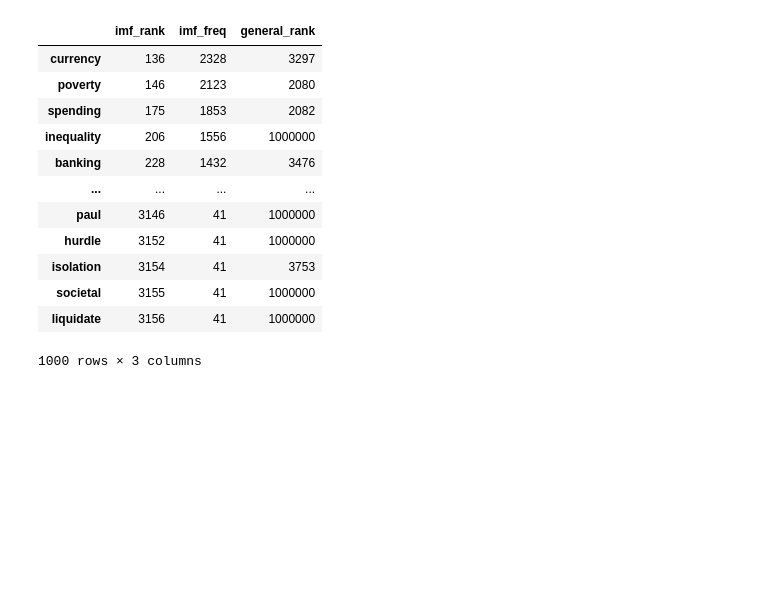
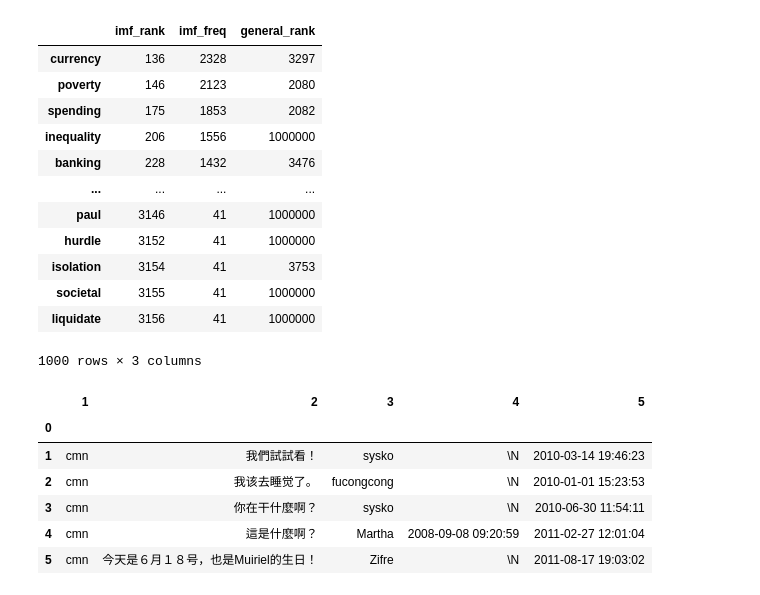
Before and after one commit to pvonglehn/economics_vocab, a Jupyter notebook: Blanca.ipynb, the cells around one changed output. Saved outputs shown, nothing was run; the diff lists cells and outputs as text; code cells hidden in the pictures; blank space fills up the shorter version.

```diff
--- a/Blanca.ipynb
+++ b/Blanca.ipynb
@@ -488,3 +488,13 @@ f.write("""#List of 2000 economics related words
 for i in economics_vocab_no_cognates[:2000].index:
     f.write((i+"\n"))
 f.close()
+# %%
+df.head()
+# %% [output]
+|  | 1 | 2 | 3 | 4 | 5 |
+| 0 |  |  |  |  |  |
+| 1 | cmn | 我們試試看！ | sysko | \N | 2010-03-14 19:46:23 |
+| 2 | cmn | 我该去睡觉了。 | fucongcong | \N | 2010-01-01 15:23:53 |
+| 3 | cmn | 你在干什麼啊？ | sysko | \N | 2010-06-30 11:54:11 |
+| 4 | cmn | 這是什麼啊？ | Martha | 2008-09-08 09:20:59 | 2011-02-27 12:01:04 |
+| 5 | cmn | 今天是６月１８号，也是Muiriel的生日！ | Zifre | \N | 2011-08-17 19:03:02 |
```
Also changed, not shown: parts of 52 cells of this notebook.
